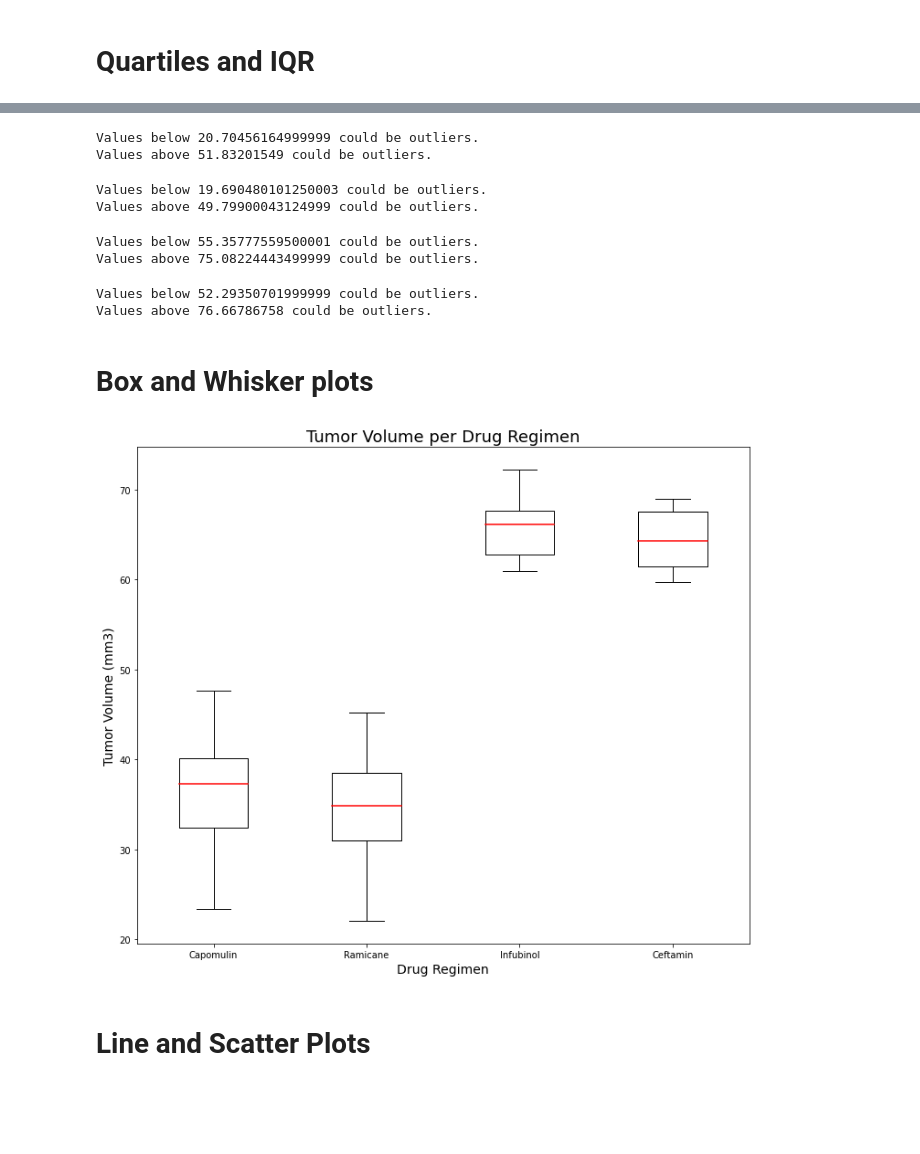
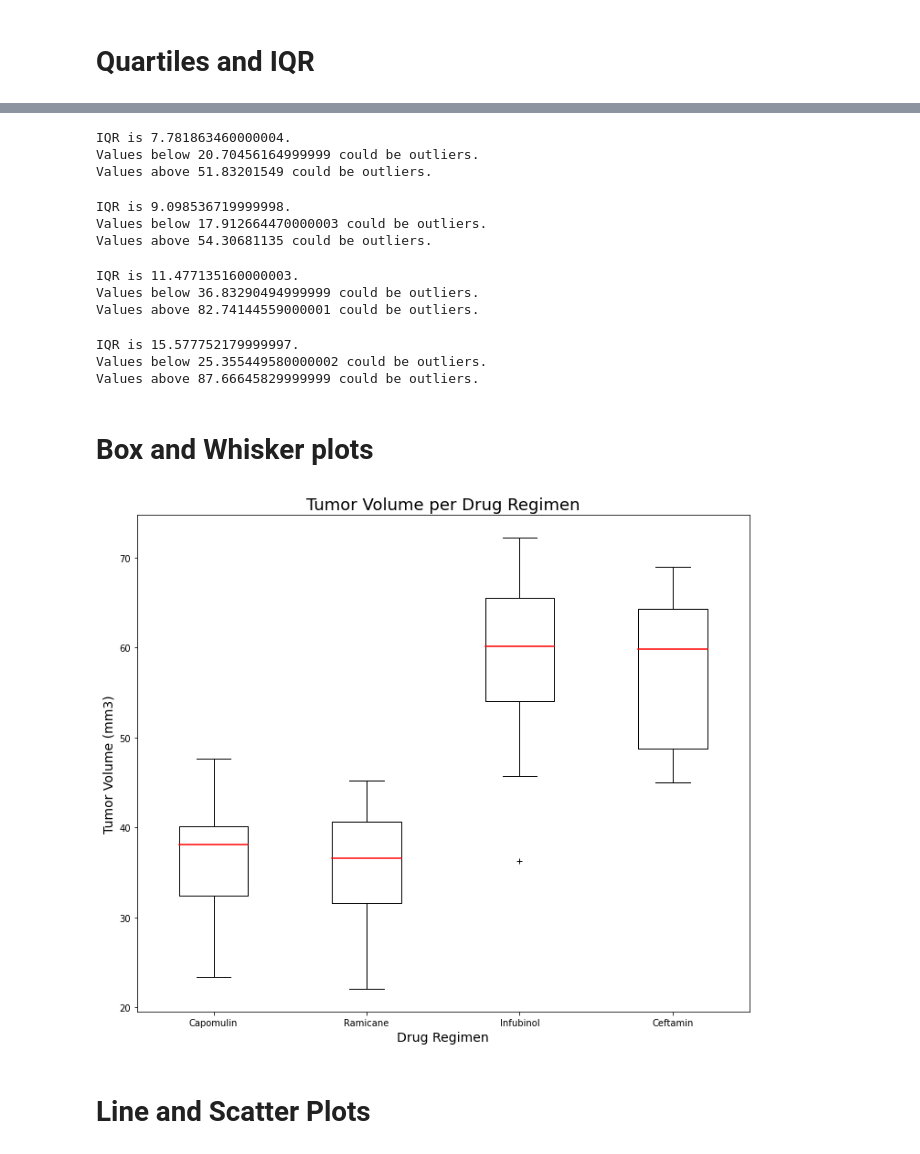
Before and after one commit to Corters22/Pymaceuticals_Review, a Jupyter notebook: Pymaceutical.ipynb, the cells around one changed output, grey strips where cells are left out. Saved outputs shown, nothing was run; the diff lists cells and outputs as text; code cells hidden in the pictures; blank space fills up the shorter version.

Commit message:
fixed outliers and box plots, had incomplete values

```diff
--- a/Pymaceutical.ipynb
+++ b/Pymaceutical.ipynb
@@ -153,85 +175,105 @@ final_tumor_volume_cef = final_tumor_volume['Tumor Volume (mm3)']
 # %%
 #calculating quartiles for capomulin
-quartiles = final_tumor_volume_cap.quantile([.25,.5,.75])
+final_tumor_cap= final_tumor_df.loc[final_tumor_df['drug_regimen'] == 'Capomulin']
+
+quartiles = final_tumor_cap["final_tumor"].quantile([0.25,0.5,0.75])
 lowerqcap = quartiles[0.25]
 upperqcap = quartiles[0.75]
 iqr = upperqcap-lowerqcap
 
 lower_bound_cap = lowerqcap - (1.5*iqr)
 upper_bound_cap = upperqcap + (1.5*iqr)
+
+print(f'IQR is {iqr}.')
 print(f"Values below {lower_bound_cap} could be outliers.")
 print(f"Values above {upper_bound_cap} could be outliers.")
 # %% [output]
+IQR is 7.781863460000004.
 Values below 20.70456164999999 could be outliers.
 Values above 51.83201549 could be outliers.
 # %%
 #calculating quartiles for ramicane
-quartiles = final_tumor_volume_ram.quantile([.25,.5,.75])
+final_tumor_ram= final_tumor_df.loc[final_tumor_df['drug_regimen'] == 'Ramicane']
+
+quartiles = final_tumor_ram["final_tumor"].quantile([0.25,0.5,0.75])
 lowerqram = quartiles[0.25]
 upperqram = quartiles[0.75]
 iqr = upperqram-lowerqram
 
 lower_bound_ram = lowerqram - (1.5*iqr)
 upper_bound_ram = upperqram + (1.5*iqr)
+
+print(f'IQR is {iqr}.')
 print(f"Values below {lower_bound_ram} could be outliers.")
 print(f"Values above {upper_bound_ram} could be outliers.")
 # %% [output]
-Values below 19.690480101250003 could be outliers.
-Values above 49.79900043124999 could be outliers.
+IQR is 9.098536719999998.
+Values below 17.912664470000003 could be outliers.
+Values above 54.30681135 could be outliers.
 # %%
 #calculating quartiles for infubinol
-quartiles = final_tumor_volume_inf.quantile([.25,.5,.75])
+final_tumor_inf= final_tumor_df.loc[final_tumor_df['drug_regimen'] == 'Infubinol']
+
+quartiles = final_tumor_inf["final_tumor"].quantile([0.25,0.5,0.75])
 lowerqinf = quartiles[0.25]
 upperqinf = quartiles[0.75]
 iqr = upperqinf-lowerqinf
 
 lower_bound_inf = lowerqinf - (1.5*iqr)
 upper_bound_inf = upperqinf + (1.5*iqr)
+
+print(f'IQR is {iqr}.')
 print(f"Values below {lower_bound_inf} could be outliers.")
 print(f"Values above {upper_bound_inf} could be outliers.")
 # %% [output]
-Values below 55.35777559500001 could be outliers.
-Values above 75.08224443499999 could be outliers.
+IQR is 11.477135160000003.
+Values below 36.83290494999999 could be outliers.
+Values above 82.74144559000001 could be outliers.
 # %%
 #calculating quartiles for ceftamin
-quartiles = final_tumor_volume_cef.quantile([.25,.5,.75])
+final_tumor_cef= final_tumor_df.loc[final_tumor_df['drug_regimen'] == 'Ceftamin']
+
+quartiles = final_tumor_cef["final_tumor"].quantile([0.25,0.5,0.75])
 lowerqinf = quartiles[0.25]
 upperqinf = quartiles[0.75]
 iqr = upperqinf-lowerqinf
 
 lower_bound_inf = lowerqinf - (1.5*iqr)
 upper_bound_inf = upperqinf + (1.5*iqr)
+
+print(f'IQR is {iqr}.')
 print(f"Values below {lower_bound_inf} could be outliers.")
 print(f"Values above {upper_bound_inf} could be outliers.")
 # %% [output]
-Values below 52.29350701999999 could be outliers.
-Values above 76.66786758 could be outliers.
+IQR is 15.577752179999997.
+Values below 25.355449580000002 could be outliers.
+Values above 87.66645829999999 could be outliers.
 # %% [markdown]
 # Box and Whisker plots
 # %%
 #data for boxplots
-cap = final_tumor_volume_cap
-ram = final_tumor_volume_ram
-inf = final_tumor_volume_inf
-cef = final_tumor_volume_cef
+cap = final_tumor_cap['final_tumor']
+ram = final_tumor_ram['final_tumor']
+inf = final_tumor_inf['final_tumor']
+cef = final_tumor_cef['final_tumor']
 data = [cap, ram, inf, cef]
 
 #creation of figure
 fig = plt.figure(figsize =(12, 10))
 ax = fig.add_subplot(111)
 
 #creation and customize boxplots
 bp = ax.boxplot(data)
-plt.setp(bp['fliers'], color='red', marker='+')
+plt.setp(bp['fliers'], color='blue', marker='+')
 plt.setp(bp['medians'], color='red', linewidth = 1.5)
 ax.set_ylabel("Tumor Volume (mm3)", fontsize=14)
 ax.set_xlabel('Drug Regimen', fontsize=14)
 ax.set_xticklabels(['Capomulin', 'Ramicane', 'Infubinol', 'Ceftamin'])
 plt.title("Tumor Volume per Drug Regimen", fontsize=18)
 plt.savefig("Images/boxplots.png")
 plt.show(bp)
 # %% [output]
-[figure, old version]
+[figure, new version]
 # %% [markdown]
 # Line and Scatter Plots
 # %%
```
Also changed, not shown: parts of 12 cells of this notebook, 2 other files.
